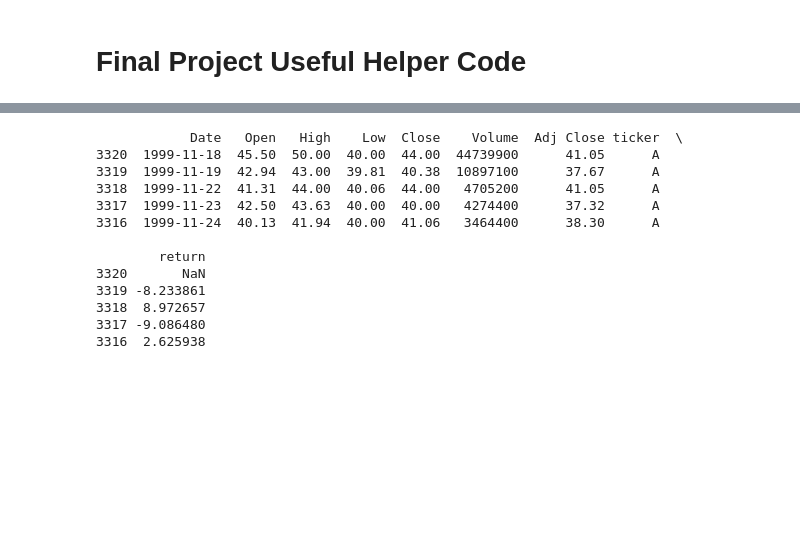
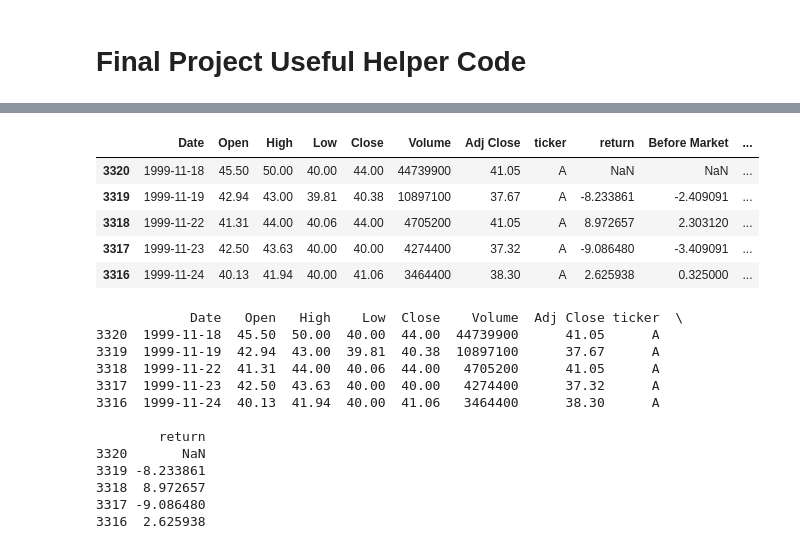
Before and after one commit to nelson-yao/MIDS-W266-Final-MSY, a Jupyter notebook: Basic Model/Template Code.ipynb, the cells around one changed output, grey strips where cells are left out. Cells and saved outputs as stored; diff of their text form; code cells hidden in the pictures; blank space fills up the shorter version.

```diff
--- a/Basic Model/Template Code.ipynb
+++ b/Basic Model/Template Code.ipynb
@@ -54,3 +82,12 @@ frame["return"] = (frame["Adj Close"].diff(1)/frame["Adj Close"].shift(1))*float
+# %%
+frame.head()
+# %% [output]
+|  | Date | Open | High | Low | Close | Volume | Adj Close | ticker | return | Before Market | ... |
+| 3320 | 1999-11-18 | 45.50 | 50.00 | 40.00 | 44.00 | 44739900 | 41.05 | A | NaN | NaN | ... |
+| 3319 | 1999-11-19 | 42.94 | 43.00 | 39.81 | 40.38 | 10897100 | 37.67 | A | -8.233861 | -2.409091 | ... |
+| 3318 | 1999-11-22 | 41.31 | 44.00 | 40.06 | 44.00 | 4705200 | 41.05 | A | 8.972657 | 2.303120 | ... |
+| 3317 | 1999-11-23 | 42.50 | 43.63 | 40.00 | 40.00 | 4274400 | 37.32 | A | -9.086480 | -3.409091 | ... |
+| 3316 | 1999-11-24 | 40.13 | 41.94 | 40.00 | 41.06 | 3464400 | 38.30 | A | 2.625938 | 0.325000 | ... |
 # %%
 print frame.head()
 # %% [output]
```
Also changed, not shown: parts of 14 cells of this notebook, 2 other files.
